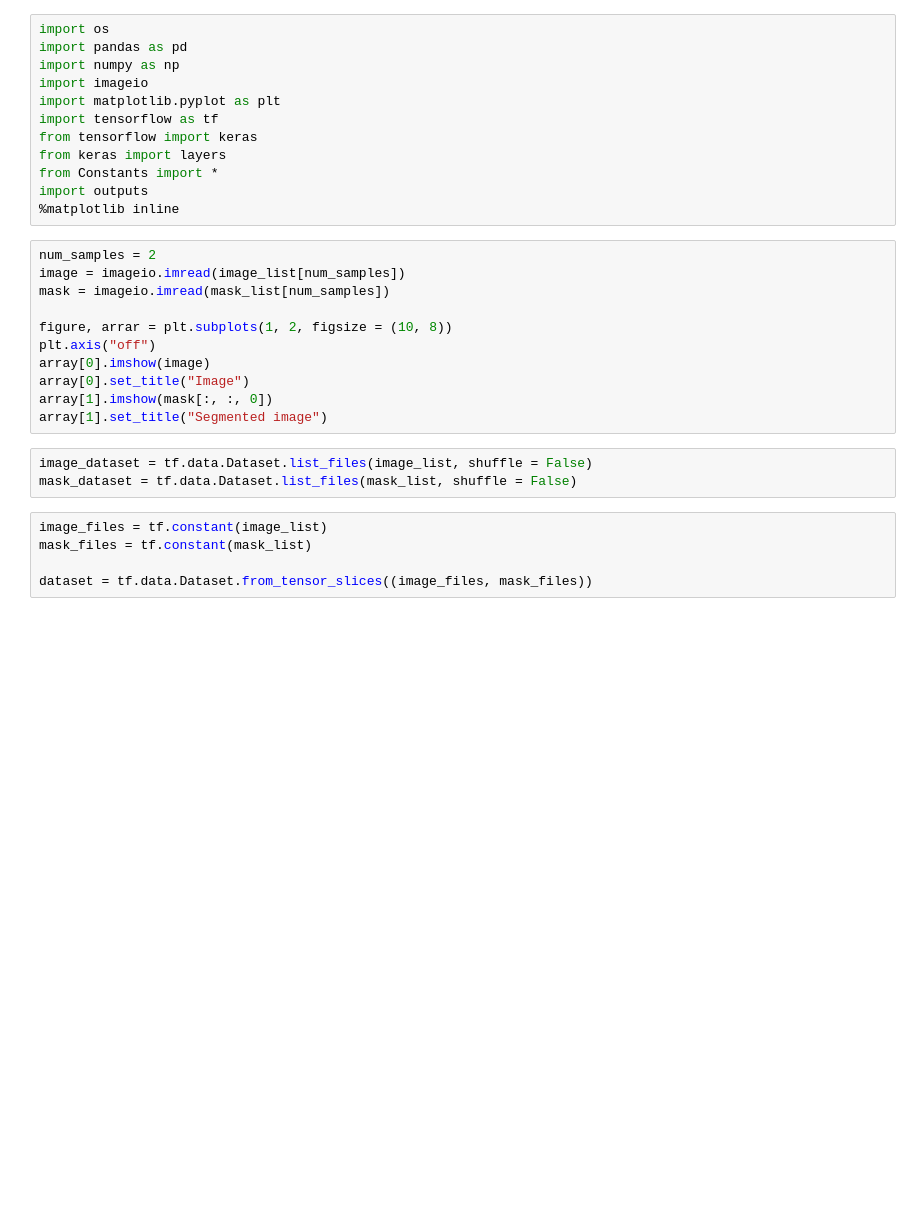
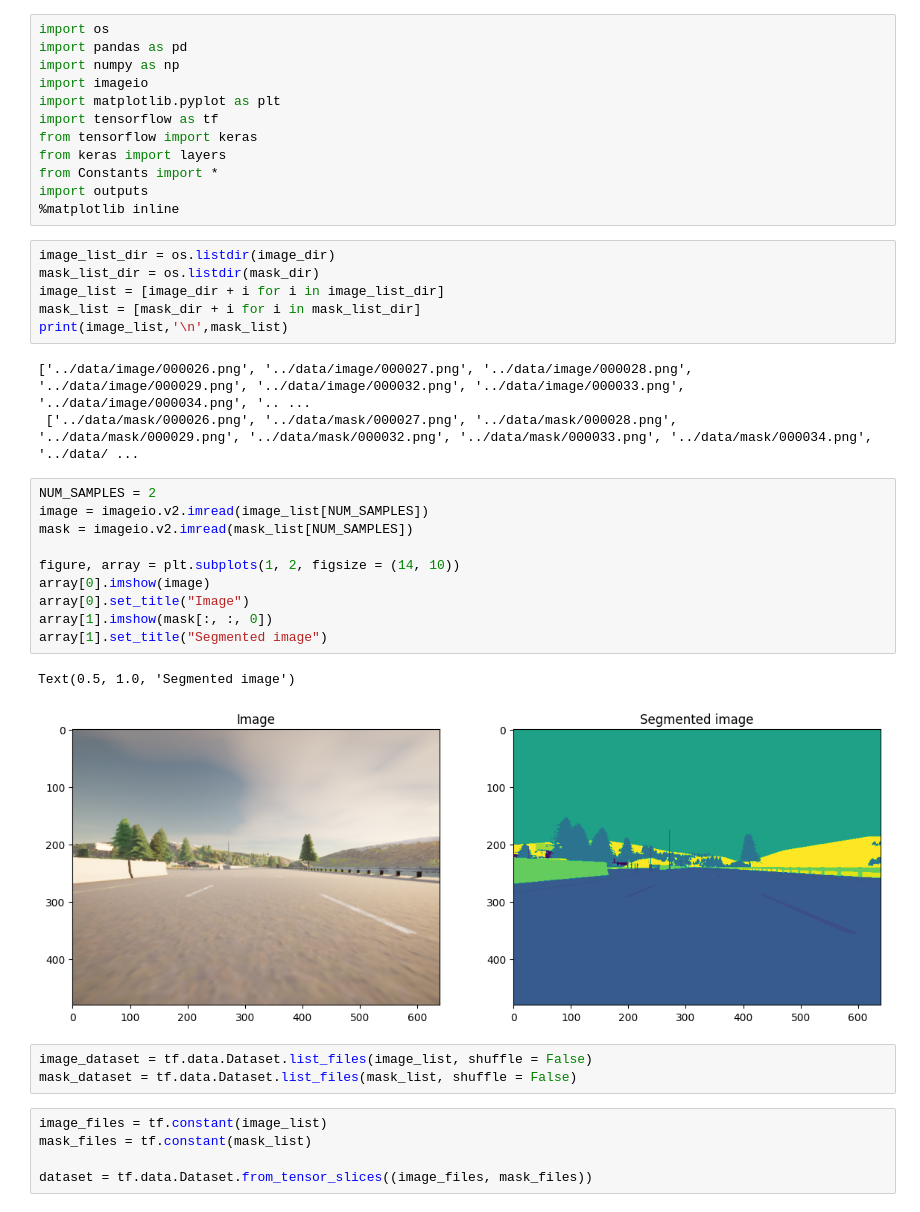
Before and after one commit to Bryteog/Image-Segmentation-with-Unet, a Jupyter notebook: model/main.ipynb, the cells around one changed output. Drawn from its saved outputs; the diff is of its cells as text; blank space fills up the shorter version.

```diff
--- a/model/main.ipynb
+++ b/model/main.ipynb
@@ -10,17 +10,28 @@ from keras import layers
 from Constants import *
 import outputs
 %matplotlib inline
+# %%
+image_list_dir = os.listdir(image_dir)
+mask_list_dir = os.listdir(mask_dir)
+image_list = [image_dir + i for i in image_list_dir]
+mask_list = [mask_dir + i for i in mask_list_dir]
+print(image_list,'\n',mask_list)
+# %% [output]
+['../data/image/000026.png', '../data/image/000027.png', '../data/image/000028.png', '../data/image/000029.png', '../data/image/000032.png', '../data/image/000033.png', '../data/image/000034.png', '.. ...
+ ['../data/mask/000026.png', '../data/mask/000027.png', '../data/mask/000028.png', '../data/mask/000029.png', '../data/mask/000032.png', '../data/mask/000033.png', '../data/mask/000034.png', '../data/ ...
 # %%
-num_samples = 2
-image = imageio.imread(image_list[num_samples])
-mask = imageio.imread(mask_list[num_samples])
+NUM_SAMPLES = 2
+image = imageio.v2.imread(image_list[NUM_SAMPLES])
+mask = imageio.v2.imread(mask_list[NUM_SAMPLES])
 
-figure, arrar = plt.subplots(1, 2, figsize = (10, 8))
-plt.axis("off")
+figure, array = plt.subplots(1, 2, figsize = (14, 10))
 array[0].imshow(image)
 array[0].set_title("Image")
 array[1].imshow(mask[:, :, 0])
 array[1].set_title("Segmented image")
+# %% [output]
+Text(0.5, 1.0, 'Segmented image')
+[figure, added]
 # %%
 image_dataset = tf.data.Dataset.list_files(image_list, shuffle = False)
 mask_dataset = tf.data.Dataset.list_files(mask_list, shuffle = False)
```
Also changed, not shown: parts of 19 cells of this notebook.
